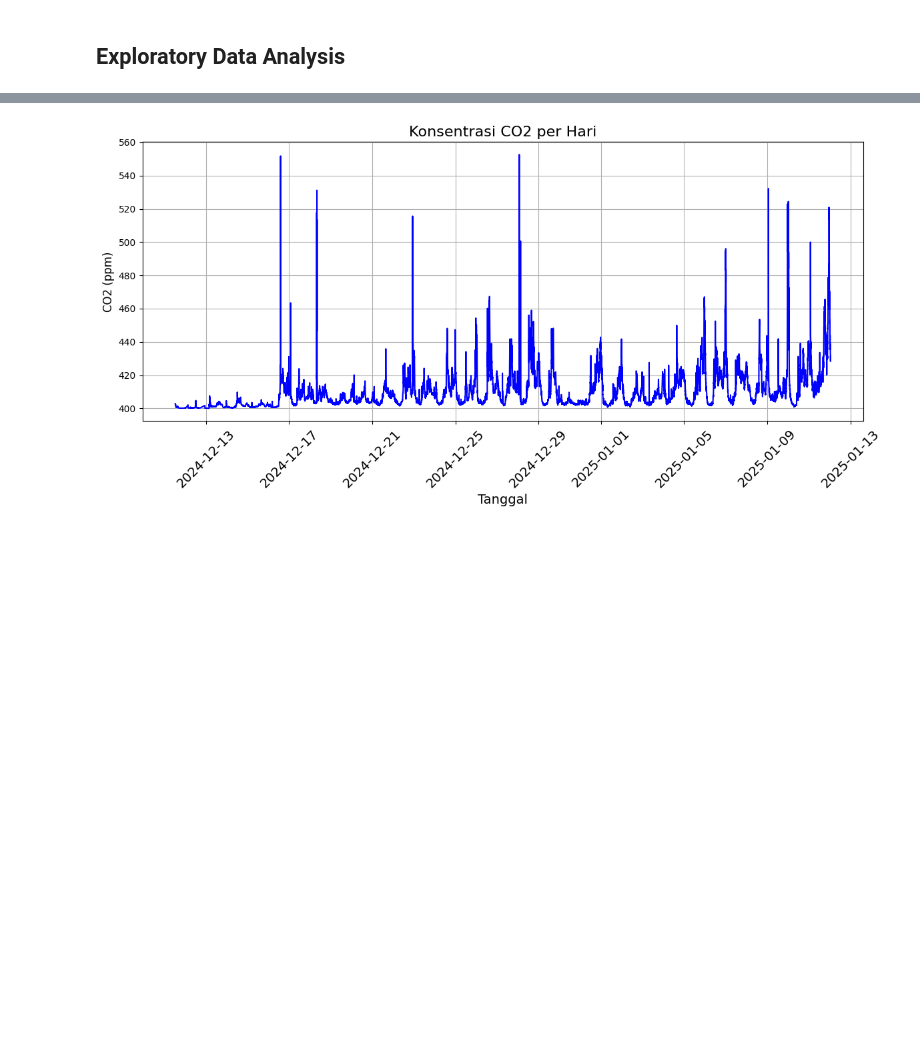
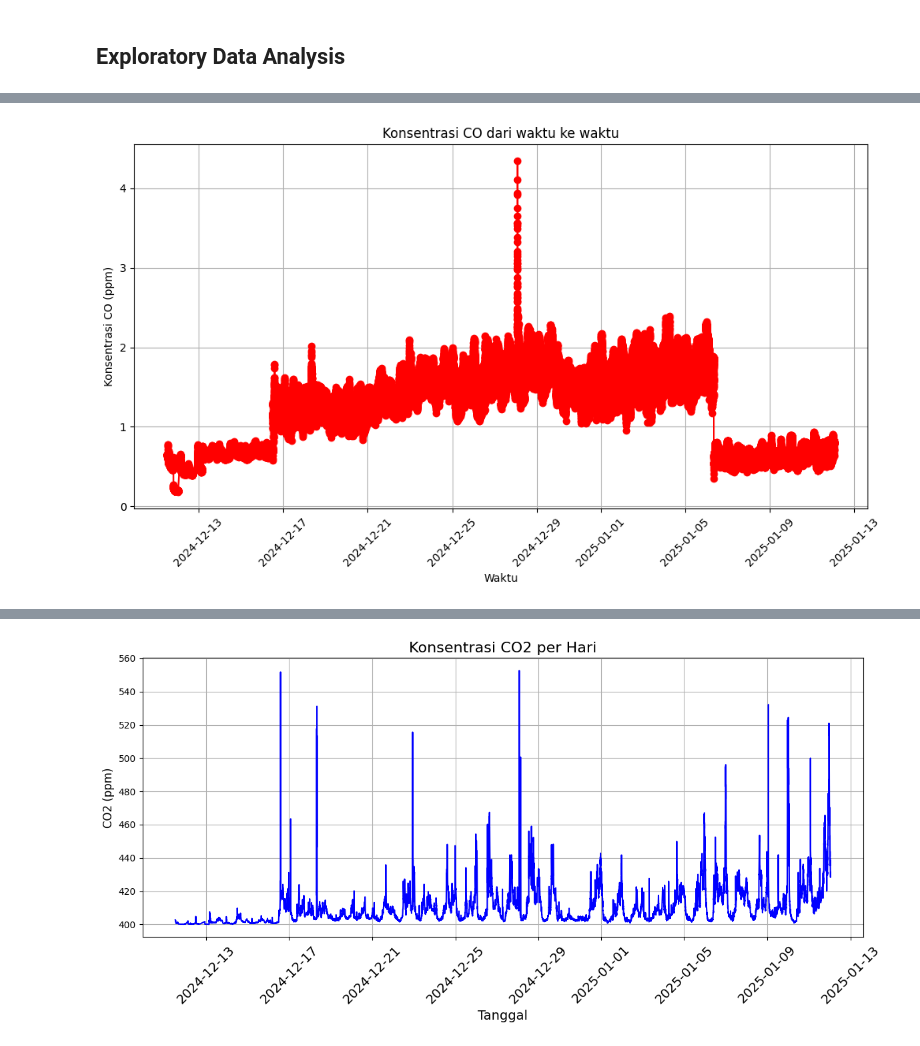
Before and after one commit to Hardtophead/Prediksi_Polusi_Udara, a Jupyter notebook: Prediksi_Polusi_LSTM_No_Outliers.ipynb, the cells around one changed output, grey strips where cells are left out. Saved outputs shown, nothing was run; the diff lists cells and outputs as text; code cells hidden in the pictures; blank space fills up the shorter version.

```diff
--- a/Prediksi_Polusi_LSTM_No_Outliers.ipynb
+++ b/Prediksi_Polusi_LSTM_No_Outliers.ipynb
@@ -75,0 +89,11 @@ df_rounded = df.round(2)
+# %%
+plt.figure(figsize=(12, 6))
+plt.plot(df['CO'], marker='o', color='red')
+plt.title('Konsentrasi CO dari waktu ke waktu')
+plt.xlabel('Waktu')
+plt.ylabel('Konsentrasi CO (ppm)')
+plt.xticks(rotation=45)
+plt.grid()
+plt.show()
+# %% [output]
+[figure, added]
```
Also changed, not shown: parts of 66 cells of this notebook, 2 other files.
